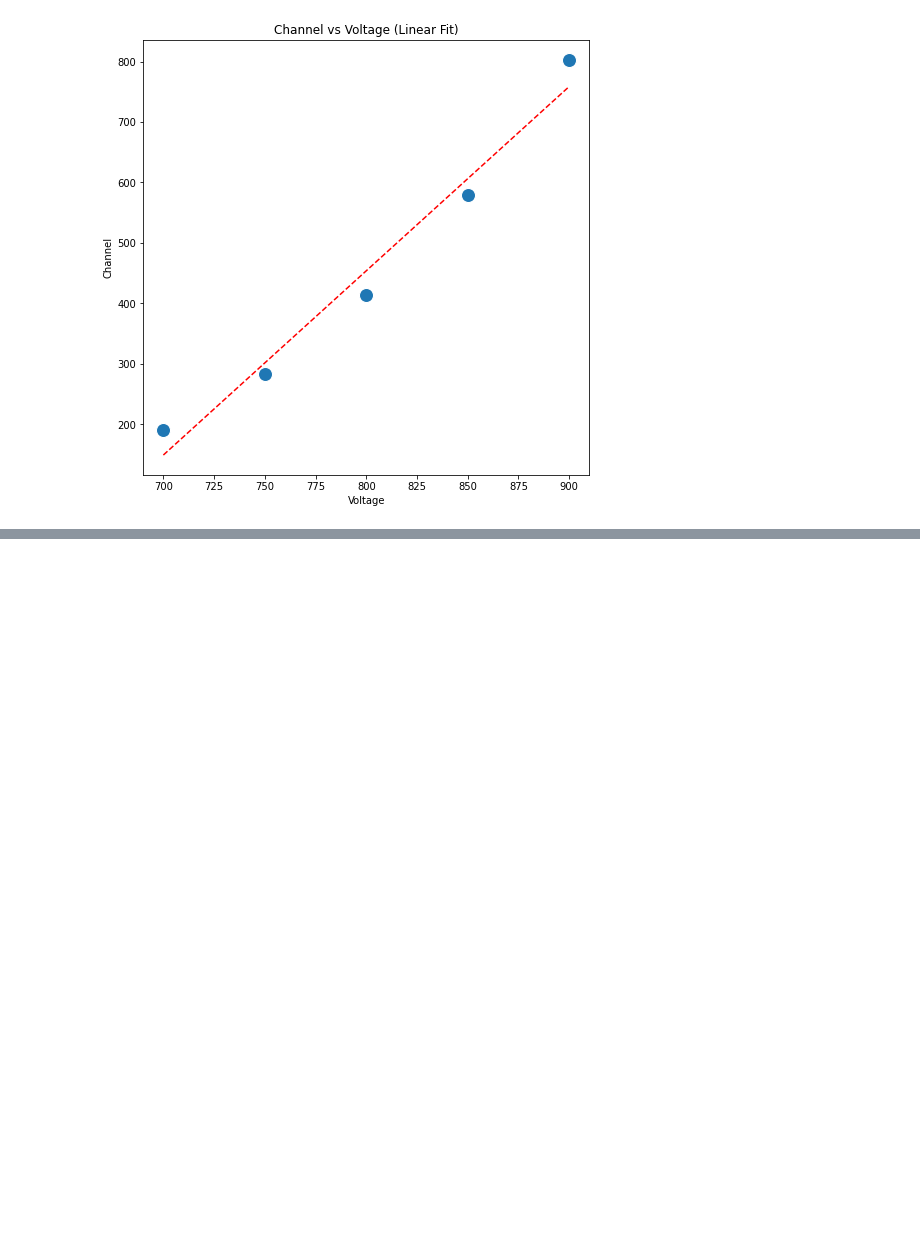
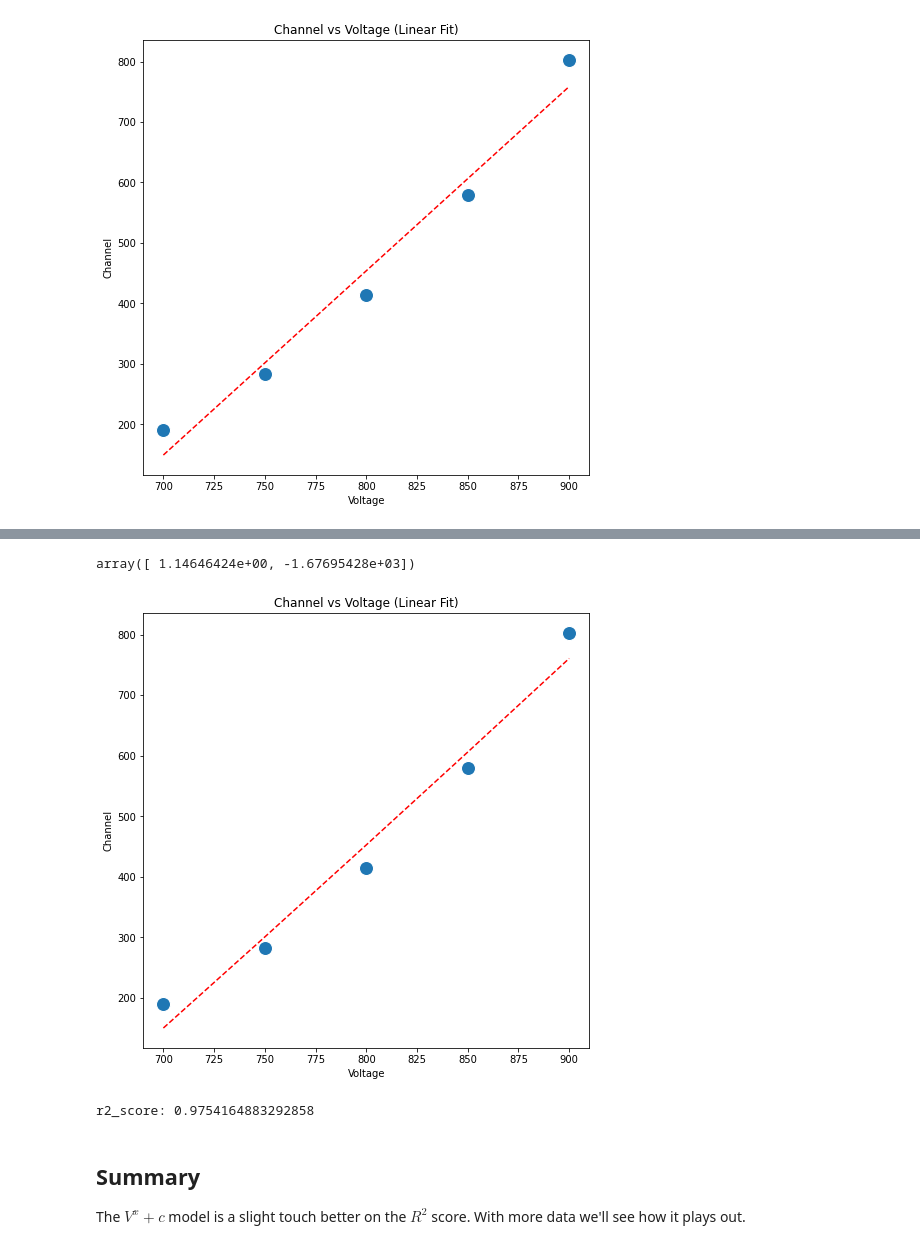
Before and after one commit to john-hafner/PHY451-GammaRay, a Jupyter notebook: Gamma_Ray_Spectroscopy.ipynb, the cells around one changed output, grey strips where cells are left out. Saved outputs shown, nothing was run; the diff lists cells and outputs as text; code cells hidden in the pictures; blank space fills up the shorter version.

Commit message:
Updated with a non-linear model

```diff
--- a/Gamma_Ray_Spectroscopy.ipynb
+++ b/Gamma_Ray_Spectroscopy.ipynb
@@ -70,0 +85,33 @@ plt.show()
+# %%
+from scipy.optimize import curve_fit
+
+def model_func(v, x, c):
+  '''The type of function we want to fit'''
+  return v**x + c
+
+v = df['Voltage']
+u = df['Channel']
+
+popt, pcov = curve_fit(model_func, v, y)
+
+popt
+# %% [output]
+array([ 1.14646424e+00, -1.67695428e+03])
+# %%
+y_hat = v**popt[0] + popt[1]
+
+plt.figure(figsize=(8,8))
+sns.scatterplot(data=df, x='Voltage', y='Channel', s=200)
+
+plt.plot(x, y_hat, color='red', linestyle='--')
+plt.title('Channel vs Voltage (Linear Fit)')
+plt.show()
+# %% [output]
+[figure, added]
+# %%
+print('r2_score:', r2_score(y, y_hat))
+# %% [output]
+r2_score: 0.9754164883292858
+# %% [markdown]
+## Summary
+The $V^x + c$ model is a slight touch better on the $R^2$ score.  With more data we'll see how it plays out.
```
Also changed, not shown: parts of 8 cells of this notebook.
